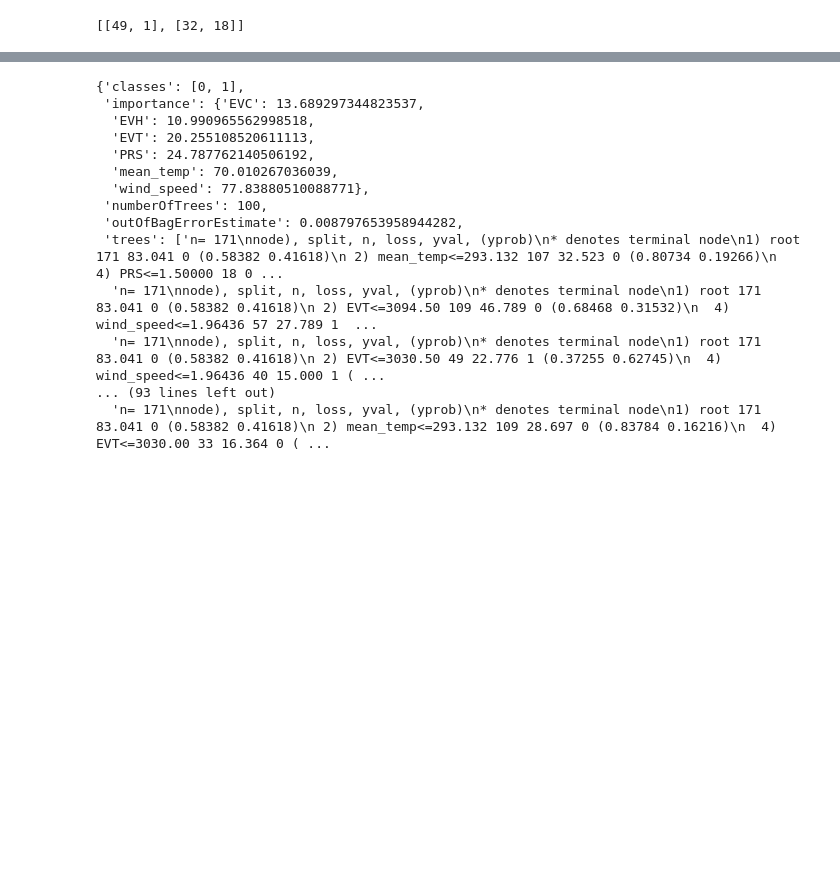
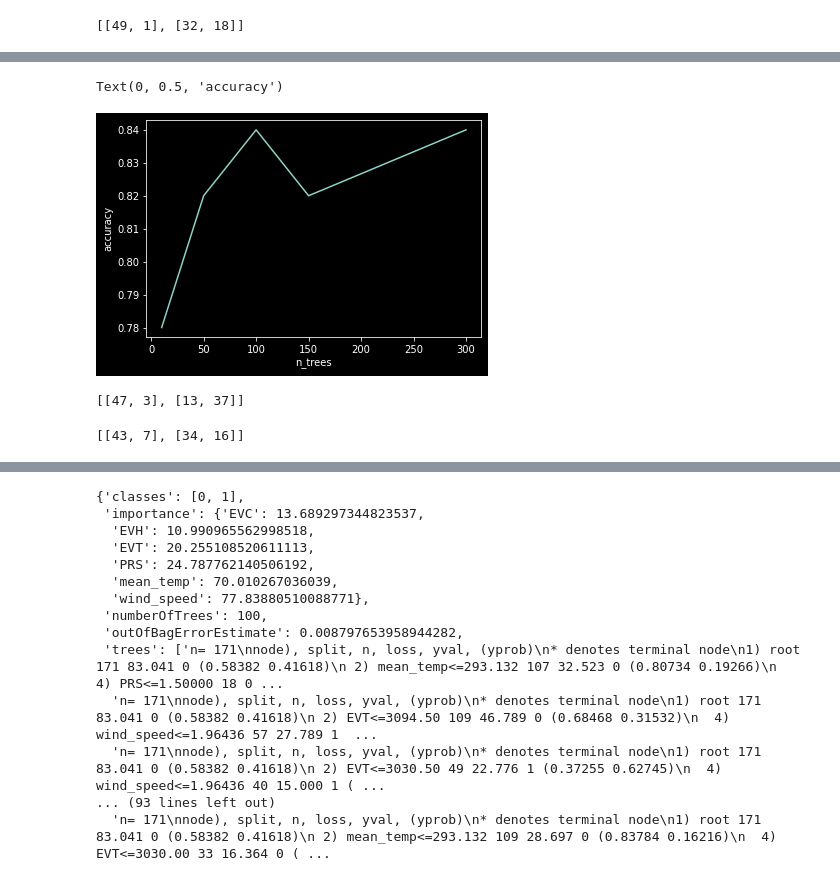
Before and after one commit to spencerklawans/466-Project, a Jupyter notebook: WildfirePrediction.ipynb, the cells around one changed output, grey strips where cells are left out. Drawn from its saved outputs; the diff is of its cells as text; code cells hidden in the pictures; blank space fills up the shorter version.

```diff
--- a/WildfirePrediction.ipynb
+++ b/WildfirePrediction.ipynb
@@ -190,3 +150,15 @@ print(accuracy.getInfo())
 [[49, 1], [32, 18]]
 # %%
 data.first().getInfo()
+# %%
+accuracies = {}
+importances = {}
+for n_trees in [10, 50, 100, 150, 300]:
+  classifier = ee.Classifier.smileRandomForest(n_trees, maxNodes=3).train(features=data, classProperty='massive', inputProperties=bands)
+  pred = data_test.classify(classifier)
+  # print(pred.errorMatrix('massive', 'classification').getInfo())
+  # print(classifier.explain().getInfo())
+  importances[n_trees] = classifier.explain().getInfo()['importance']
+  accuracies[n_trees] = pred.errorMatrix('massive', 'classification').accuracy().getInfo()
+
+importances
@@ -192,0 +183,20 @@ data.first().getInfo()
+# %%
+plt.style.use('dark_background')
+plt.plot([x for x in accuracies.keys()], [x for x in accuracies.values()])
+plt.xlabel('n_trees')
+plt.ylabel('accuracy')
+# %% [output]
+Text(0, 0.5, 'accuracy')
+[figure, added]
+# %%
+classifier = ee.Classifier.smileRandomForest(100, maxNodes=3).train(features=data, classProperty='massive', inputProperties=bands)
+pred = data_test.classify(classifier)
+pred.errorMatrix('massive', 'classification').getInfo()
+# %% [output]
+[[47, 3], [13, 37]]
+# %%
+gb_classifier = ee.Classifier.smileGradientTreeBoost(100).train(features=data, classProperty='massive', inputProperties=bands)
+gb_pred = data_test.classify(gb_classifier)
+gb_pred.errorMatrix('massive', 'classification').getInfo()
+# %% [output]
+[[43, 7], [34, 16]]
```
Also changed, not shown: parts of 5 cells of this notebook.
